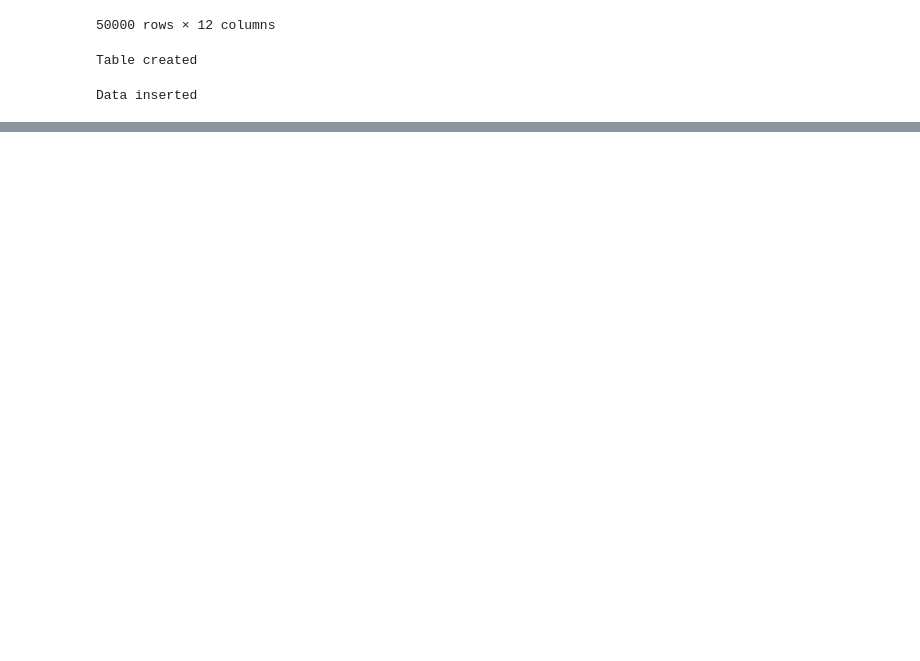
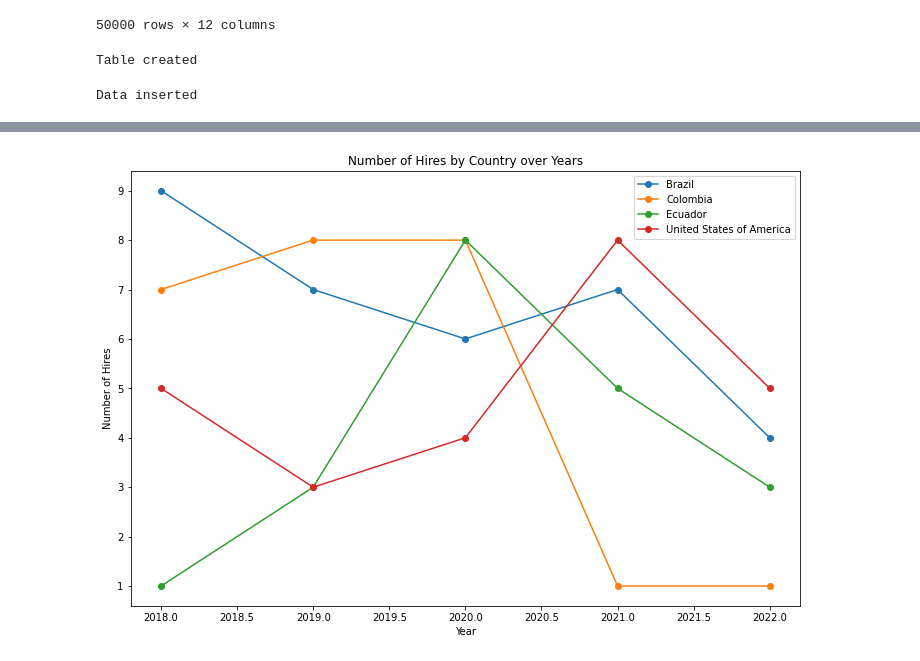
Before and after one commit to EmmanuelQuintero/WorkShop1, a Jupyter notebook: workshop.ipynb, the cells around one changed output, grey strips where cells are left out. Cells and saved outputs as stored; diff of their text form; code cells hidden in the pictures; blank space fills up the shorter version.

```diff
--- a/workshop.ipynb
+++ b/workshop.ipynb
@@ -312,0 +375,17 @@ Data inserted
+# %%
+# Hires by country over years (USA, Brazil, Colombia, and Ecuador only)(multiline chart)
+
+hires_by_country = candidatesTable[candidatesTable['Country'].isin(['United States of America', 'Brazil', 'Colombia', 'Ecuador'])]
+hires_by_country = hires_by_country[hires_by_country['Hired'] == 1]
+hires_by_country = hires_by_country.groupby(['Country', hires_by_country['ApplicationDate'].dt.year])['Hired'].count().unstack()
+
+plt.figure(figsize=(12, 8))
+for country in hires_by_country.index:
+    plt.plot(hires_by_country.columns, hires_by_country.loc[country], marker='o', label=country)
+plt.xlabel('Year')
+plt.ylabel('Number of Hires')
+plt.title('Number of Hires by Country over Years')
+plt.legend()
+plt.show()
+# %% [output]
+[figure, added]
```
Also changed, not shown: parts of 8 cells of this notebook.
